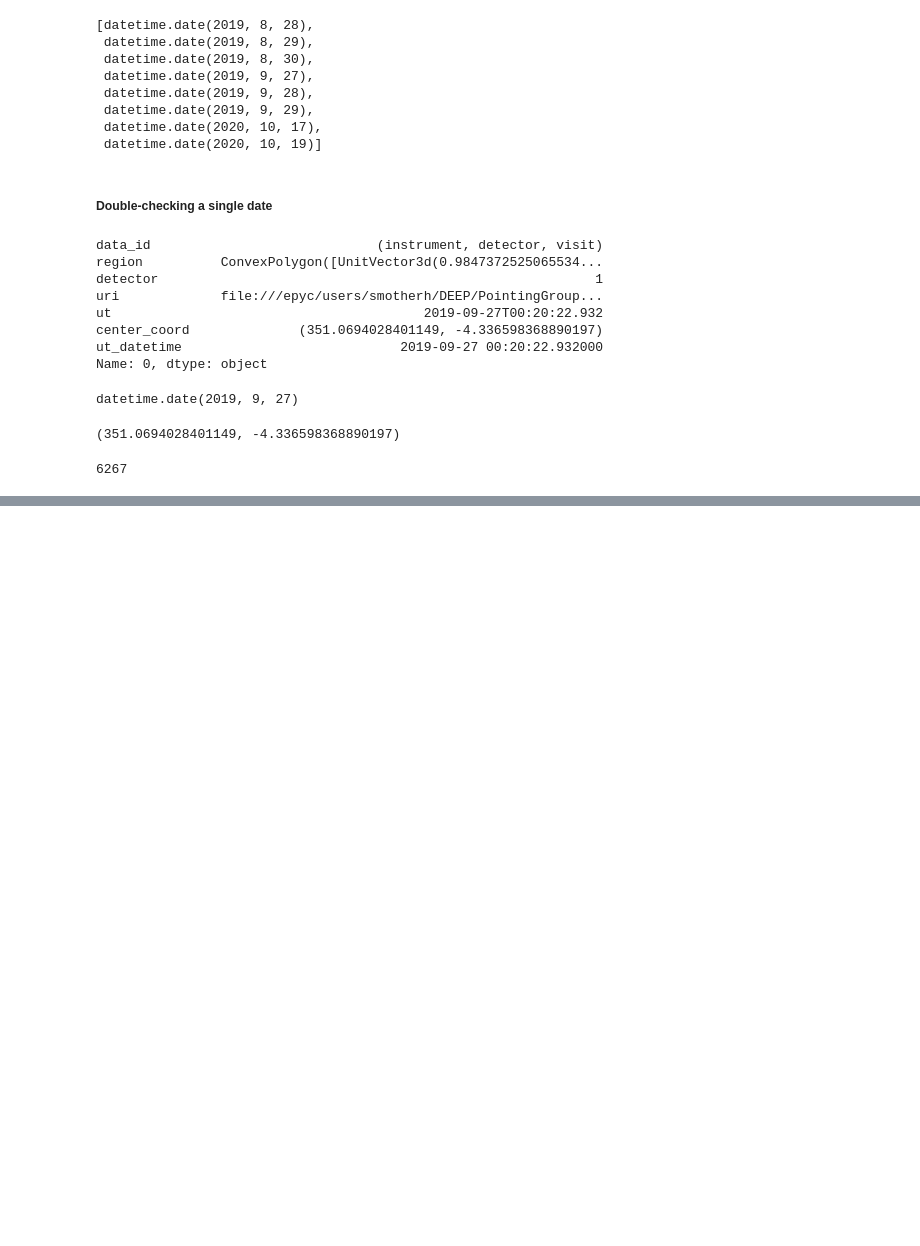
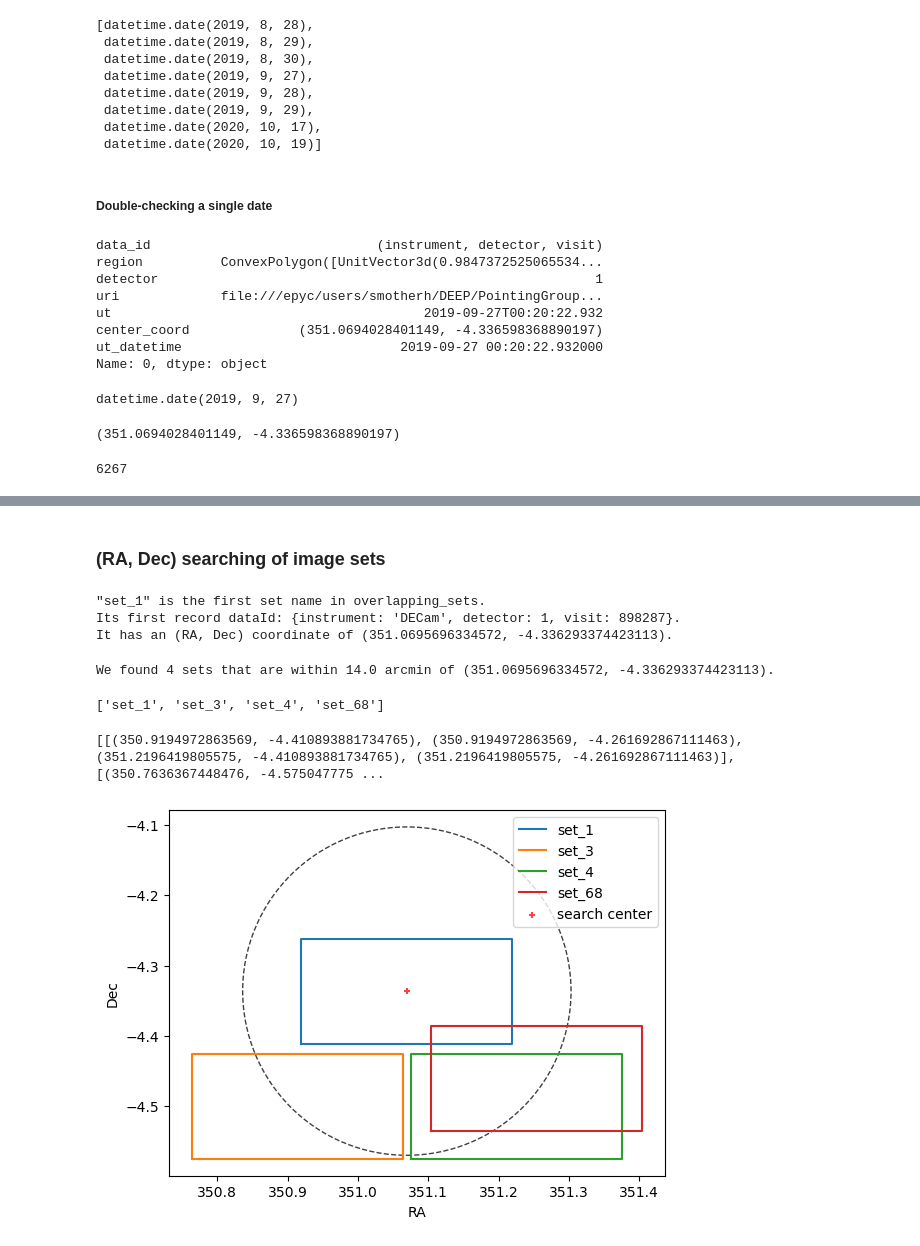
Before and after one commit to dirac-institute/kbmod, a Jupyter notebook: notebooks/region_search/Region Searching Workbook.ipynb, the cells around one changed output, grey strips where cells are left out. Drawn from its saved outputs; the diff is of its cells as text; code cells hidden in the pictures; blank space fills up the shorter version.

Commit message:
Added RA, Dec to Region Searching NB
Added (RA, Dec) searching for (1) overlapping sets and (2) entire dataframe. Also cleaned up imports and a few other tidbits.

```diff
--- a/notebooks/region_search/Region Searching Workbook.ipynb
+++ b/notebooks/region_search/Region Searching Workbook.ipynb
@@ -1154,4 +1158,19 @@ Wall time: 1.06 s
 [figure]
 [figure]
 [figure]
+# %% [markdown]
+### (RA, Dec) searching of image sets
+# %%
+# Fetch an (RA, Dec) pair from an image set.
+first_set_name = list(overlapping_sets.keys())[0]
+first_sets_data_id = overlapping_sets[first_set_name][0]
+searching_ra_dec = df.set_index("data_id")["center_coord"].to_dict()[first_sets_data_id]
+
+print(f'"{first_set_name}" is the first set name in overlapping_sets.')
+print(f"Its first record dataId: {first_sets_data_id}.")
+print(f"It has an (RA, Dec) coordinate of {searching_ra_dec}.")
+# %% [output]
+"set_1" is the first set name in overlapping_sets.
+Its first record dataId: {instrument: 'DECam', detector: 1, visit: 898287}.
+It has an (RA, Dec) coordinate of (351.0695696334572, -4.336293374423113).
 # %%
@@ -1164,0 +1216,65 @@ def ra_dec_search_overlapping_sets(df, overlapping_sets):
+# %%
+# Find matching image sets.
+# With 1*u.arcminute we would only find set_1 (where we got searching_ra_dec).
+# With 15*u.arcminute, we find 3 others (for a total of 4).
+search_radius = 14 * u.arcminute
+ra_dec_search_results = ra_dec_search_overlapping_sets(
+    df=df,
+    overlapping_sets=overlapping_sets,
+    ra_dec=searching_ra_dec,
+    search_radius=search_radius,
+    verbose=True,
+)
+ra_dec_search_results
+# %% [output]
+We found 4 sets that are within 14.0 arcmin of (351.0695696334572, -4.336293374423113).
+['set_1', 'set_3', 'set_4', 'set_68']
+# %%
+matching_regions = []
+id_to_region = df.set_index("data_id")["region"].to_dict()
+
+for set_name in ra_dec_search_results:
+    matching_regions.append(id_to_region[overlapping_sets[set_name][0]])
+
+all_corners = [getRegionCorners(region) for region in matching_regions]
+print(all_corners)
+
+for i, quad in enumerate(all_corners):
+    ra_bounds, dec_bounds = getMinMaxRaDec(quad)
+    #
+    coords = []
+    coords.append((ra_bounds[0], dec_bounds[0]))
+    coords.append((ra_bounds[0], dec_bounds[1]))
+    coords.append((ra_bounds[1], dec_bounds[1]))
+    coords.append((ra_bounds[1], dec_bounds[0]))
+    coords.append((ra_bounds[0], dec_bounds[0]))  # close the "shape"
+    #
+    plt.plot([x[0] for x in coords], [x[1] for x in coords], label=ra_dec_search_results[i])
+
+plt.scatter(
+    searching_ra_dec[0],
+    searching_ra_dec[1],
+    s=25,
+    marker="+",
+    alpha=0.75,
+    label=f"search center",
+    color="red",
+)
+circle = plt.Circle(
+    (searching_ra_dec[0], searching_ra_dec[1]),
+    search_radius.to(u.degree).value,
+    color="black",
+    alpha=0.75,
+    fill=False,
+    label="search area",
+    linestyle="--",
+)
+plt.legend()
+plt.xlabel(f"RA")
+plt.ylabel("Dec")
+ax = plt.gca()
+ax.add_patch(circle)
+ax.set_aspect("equal", adjustable="box")
+# %% [output]
+[[(350.9194972863569, -4.410893881734765), (350.9194972863569, -4.261692867111463), (351.2196419805575, -4.410893881734765), (351.2196419805575, -4.261692867111463)], [(350.7636367448476, -4.575047775 ...
+[figure, added]
```
Also changed, not shown: parts of 32 cells of this notebook.
